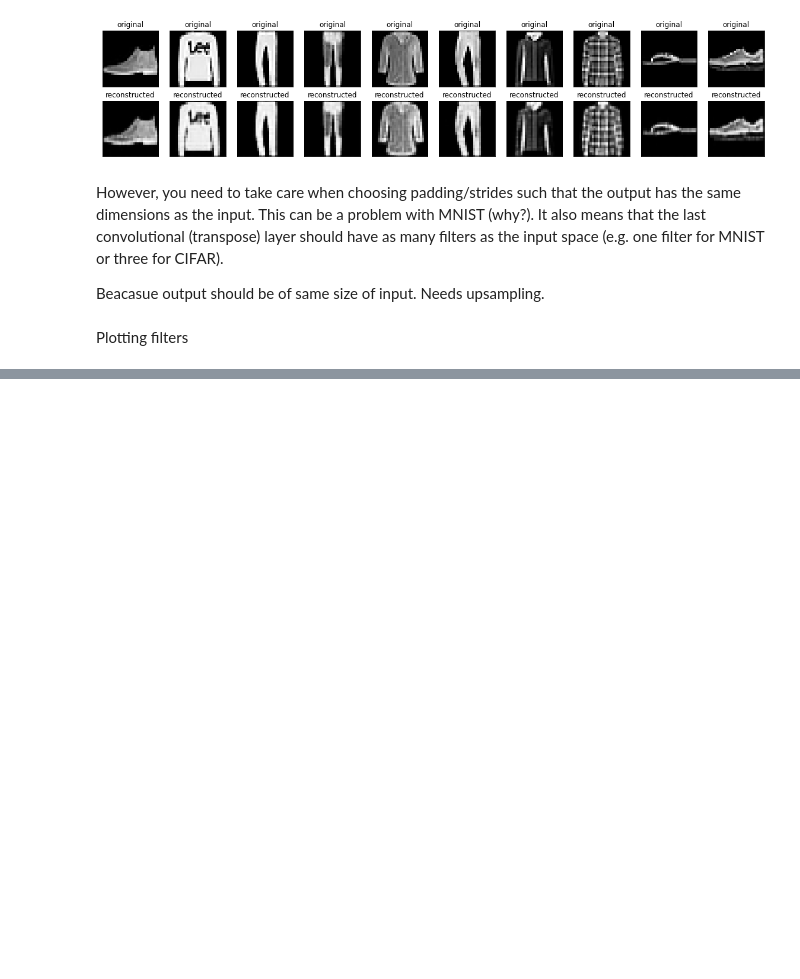
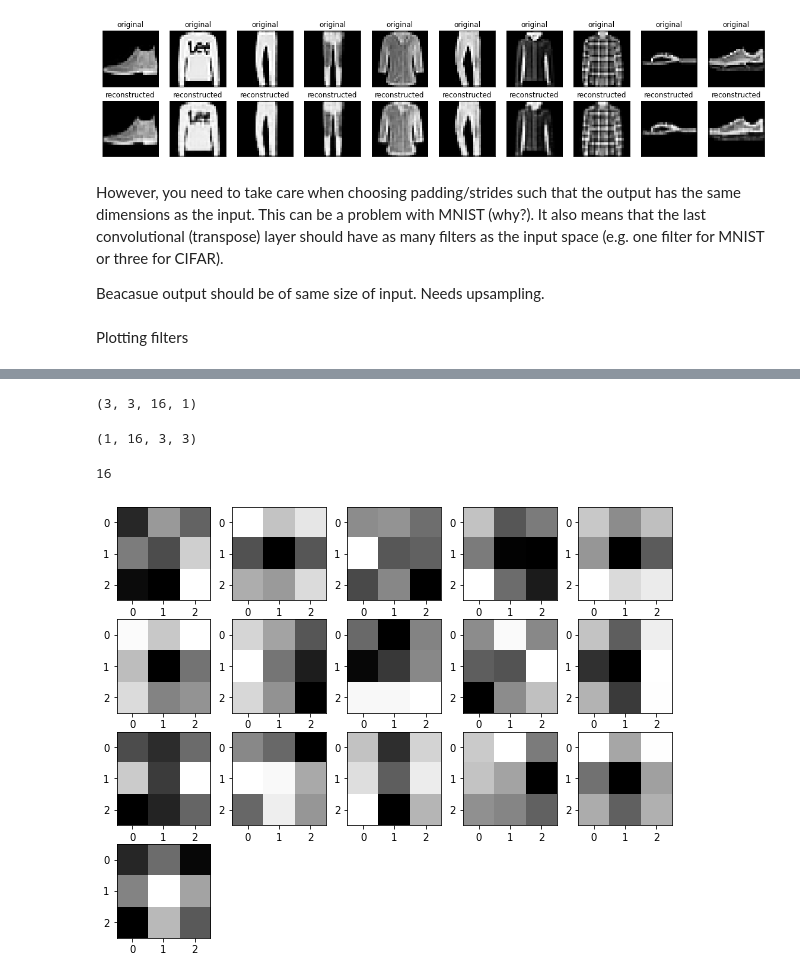
Before and after one commit to BlackCurrantDS/DeepLearning, a Jupyter notebook: IDL_Assignment8.ipynb, the cells around one changed output, grey strips where cells are left out. Drawn from its saved outputs; the diff is of its cells as text; code cells hidden in the pictures; blank space fills up the shorter version.

```diff
--- a/IDL_Assignment8.ipynb
+++ b/IDL_Assignment8.ipynb
@@ -503,0 +496,33 @@ ValueError: ignored
+# %%
+weights = layer_variables[0]
+biases = layer_variables[1]
+
+w = np.array(weights)
+w.shape
+# %% [output]
+(3, 3, 16, 1)
+# %%
+w = np.moveaxis(w, 2, 0)
+w = np.moveaxis(w, 3, 0)
+print(w.shape)
+# %% [output]
+(1, 16, 3, 3)
+# %%
+w.shape[1]
+# %% [output]
+16
+# %%
+total_filters_in_prev_layers = 16
+
+cols = 5
+rows = 5
+# %%
+current_filter = 0
+# %%
+fig = plt.figure(figsize=(10, 10))
+
+for each_depth in range(w.shape[1]):
+    fig.add_subplot(rows, cols, each_depth+1)
+    plt.imshow(w[current_filter][each_depth], cmap='gray')
+# %% [output]
+[figure, added]
```
Also changed, not shown: parts of 16 cells of this notebook.
